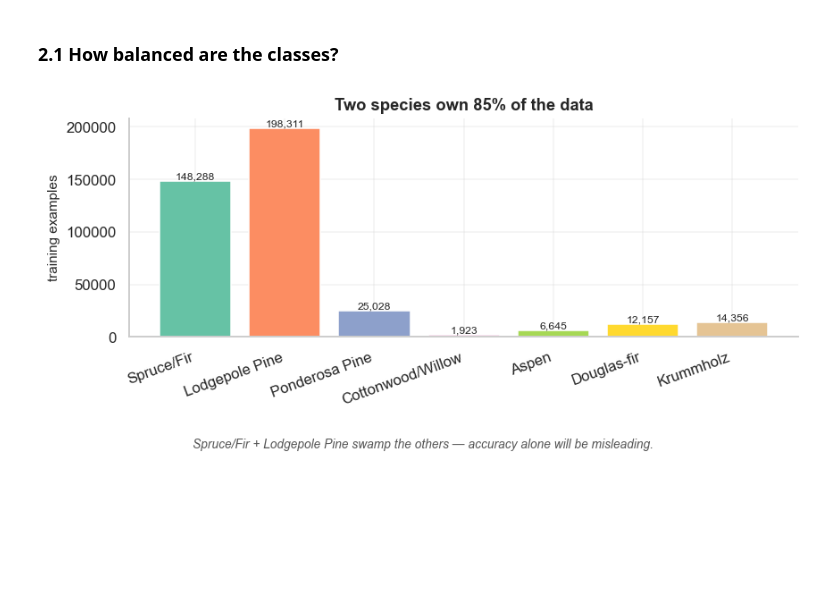
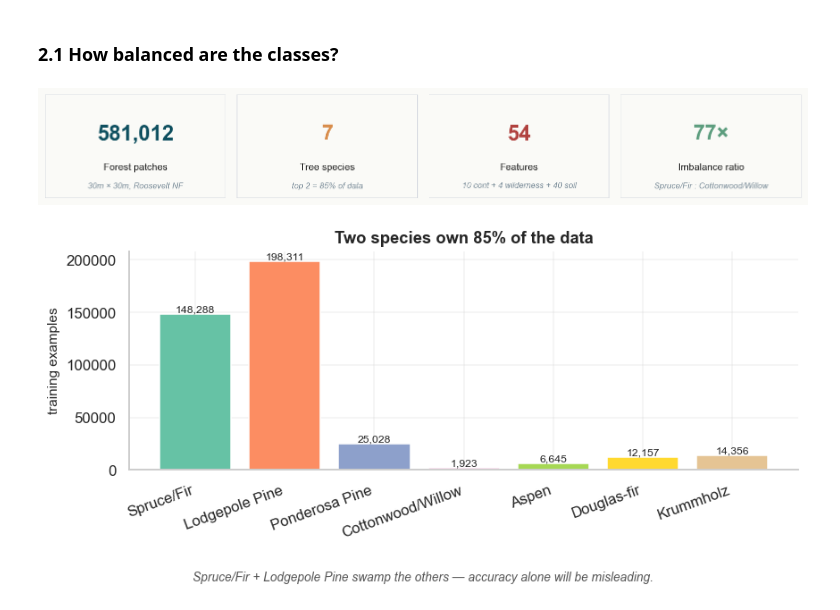
Before and after one commit to Ahmad-Jaradat-Space/forest-cover-type, a Jupyter notebook: notebook.ipynb, the cells around one changed output. Drawn from its saved outputs; the diff is of its cells as text; code cells hidden in the pictures; blank space fills up the shorter version.

Commit message:
notebook: insert kpi banner, elevation kde explainer, verdict table; existing training-cell outputs preserved

```diff
--- a/notebook.ipynb
+++ b/notebook.ipynb
@@ -63,6 +63,17 @@ the training split, then the same transform is applied to val and test.
 The 44 binary indicator columns are left alone.
 # %% [markdown]
 ### 2.1 How balanced are the classes?
+# %%
+fig = plots.kpi_banner([
+    (f"{X_train.shape[0] + X_val.shape[0] + X_test.shape[0]:,}",  "Forest patches",  "30m × 30m, Roosevelt NF"),
+    ("7",       "Tree species",  "top 2 = 85% of data"),
+    ("54",      "Features",       "10 cont + 4 wilderness + 40 soil"),
+    (f"{int(np.bincount(y_train)[0] / max(np.bincount(y_train)[3], 1))}×",
+                  "Imbalance ratio", "Spruce/Fir : Cottonwood/Willow"),
+])
+plt.show()
+# %% [output]
+[figure, added]
 # %%
 fig, ax = plt.subplots(figsize=(8, 3.5))
 plots.class_balance_bar(y_train, data.CLASS_NAMES, ax=ax)
```
Also changed, not shown: parts of 9 cells of this notebook.
